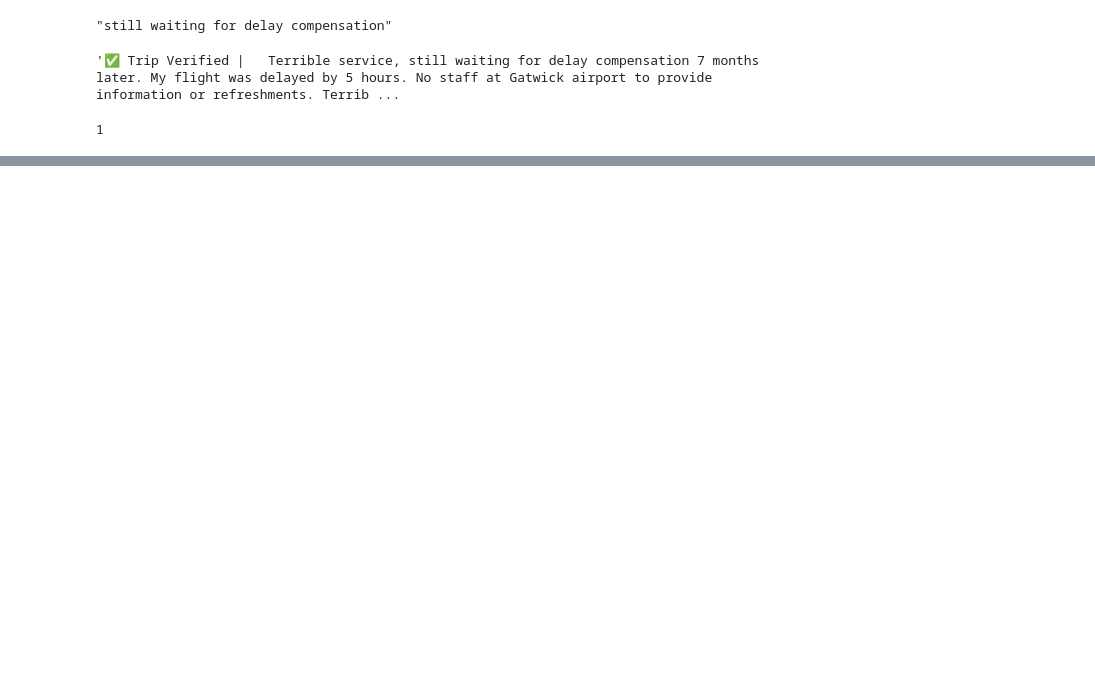
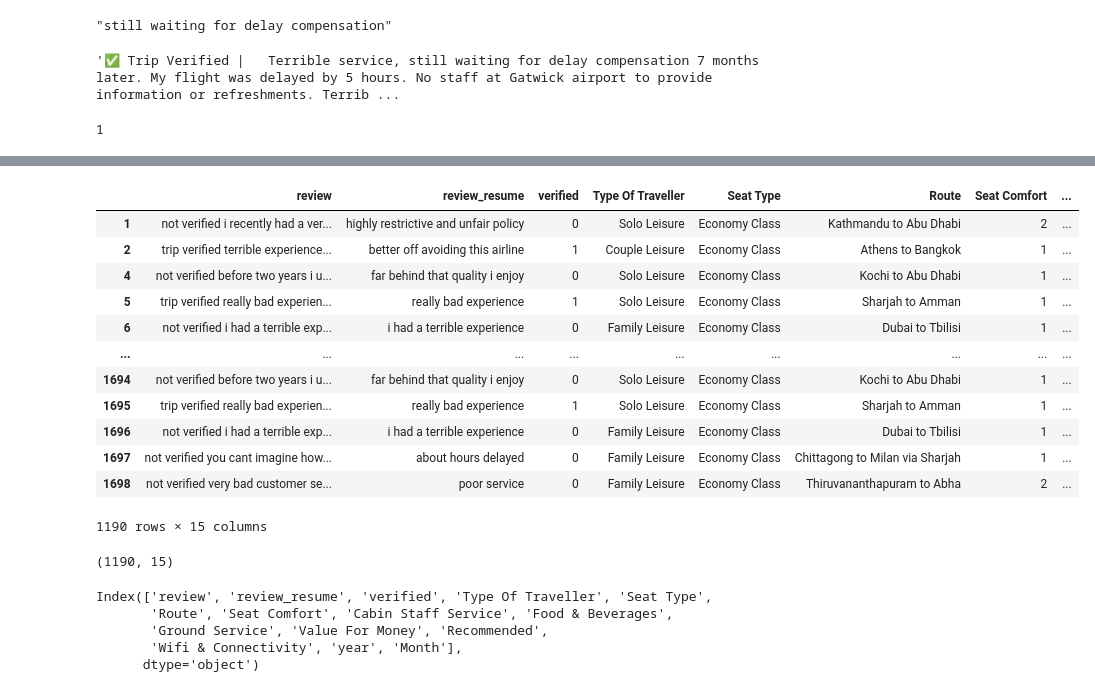
Before and after one commit to YassineSdk/Airline_reviews_crapping, a Jupyter notebook: scrapper.ipynb, the cells around one changed output, grey strips where cells are left out. Cells and saved outputs as stored; diff of their text form; code cells hidden in the pictures; blank space fills up the shorter version.

```diff
--- a/scrapper.ipynb
+++ b/scrapper.ipynb
@@ -247,0 +358,5 @@ np.int64(600)
+# %%
+df['year'] = df['Date Flown'].str.split(' ').str[1]
+df['Month'] = df['Date Flown'].str.split(' ').str[0]
+# %%
+df.drop('Date Flown',axis=1,inplace=True)
@@ -247,0 +372,20 @@ np.int64(600)
+# %%
+df['year'] = pd.to_datetime(df['year'],format='%Y').dt.strftime('%Y')
+# %%
+df['verified'] = df['verified'].apply(lambda x : 0 if x == False else 1)
+# %%
+df
+# %% [output]
+|  | review | review_resume | verified | Type Of Traveller | Seat Type | Route | Seat Comfort | ... |
+| 1 | not verified i recently had a ver... | highly restrictive and unfair policy | 0 | Solo Leisure | Economy Class | Kathmandu to Abu Dhabi | 2 | ... |
+| 2 | trip verified terrible experience... | better off avoiding this airline | 1 | Couple Leisure | Economy Class | Athens to Bangkok | 1 | ... |
+| 4 | not verified before two years i u... | far behind that quality i enjoy | 0 | Solo Leisure | Economy Class | Kochi to Abu Dhabi | 1 | ... |
+| 5 | trip verified really bad experien... | really bad experience | 1 | Solo Leisure | Economy Class | Sharjah to Amman | 1 | ... |
+| 6 | not verified i had a terrible exp... | i had a terrible experience | 0 | Family Leisure | Economy Class | Dubai to Tbilisi | 1 | ... |
+| ... | ... | ... | ... | ... | ... | ... | ... | ... |
+| 1694 | not verified before two years i u... | far behind that quality i enjoy | 0 | Solo Leisure | Economy Class | Kochi to Abu Dhabi | 1 | ... |
+| 1695 | trip verified really bad experien... | really bad experience | 1 | Solo Leisure | Economy Class | Sharjah to Amman | 1 | ... |
+| 1696 | not verified i had a terrible exp... | i had a terrible experience | 0 | Family Leisure | Economy Class | Dubai to Tbilisi | 1 | ... |
+| 1697 | not verified you cant imagine how... | about hours delayed | 0 | Family Leisure | Economy Class | Chittagong to Milan via Sharjah | 1 | ... |
+| 1698 | not verified very bad customer se... | poor service | 0 | Family Leisure | Economy Class | Thiruvananthapuram to Abha | 2 | ... |
+1190 rows × 15 columns
@@ -247,0 +394,12 @@ np.int64(600)
+# %%
+df.shape
+# %% [output]
+(1190, 15)
+# %%
+df.columns
+# %% [output]
+Index(['review', 'review_resume', 'verified', 'Type Of Traveller', 'Seat Type',
+       'Route', 'Seat Comfort', 'Cabin Staff Service', 'Food & Beverages',
+       'Ground Service', 'Value For Money', 'Recommended',
+       'Wifi & Connectivity', 'year', 'Month'],
+      dtype='object')
```
Also changed, not shown: parts of 39 cells of this notebook, 4 other files.
